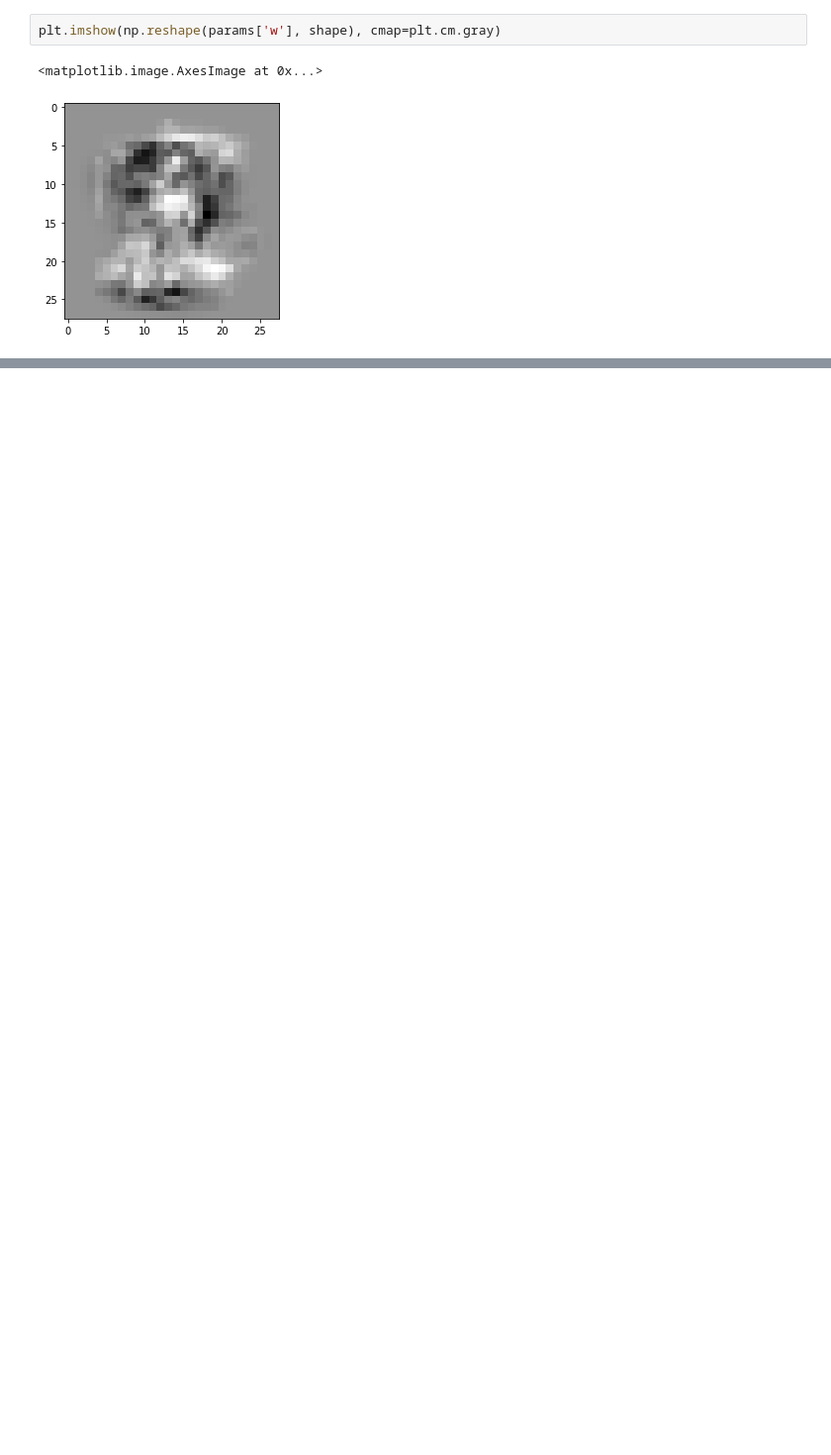
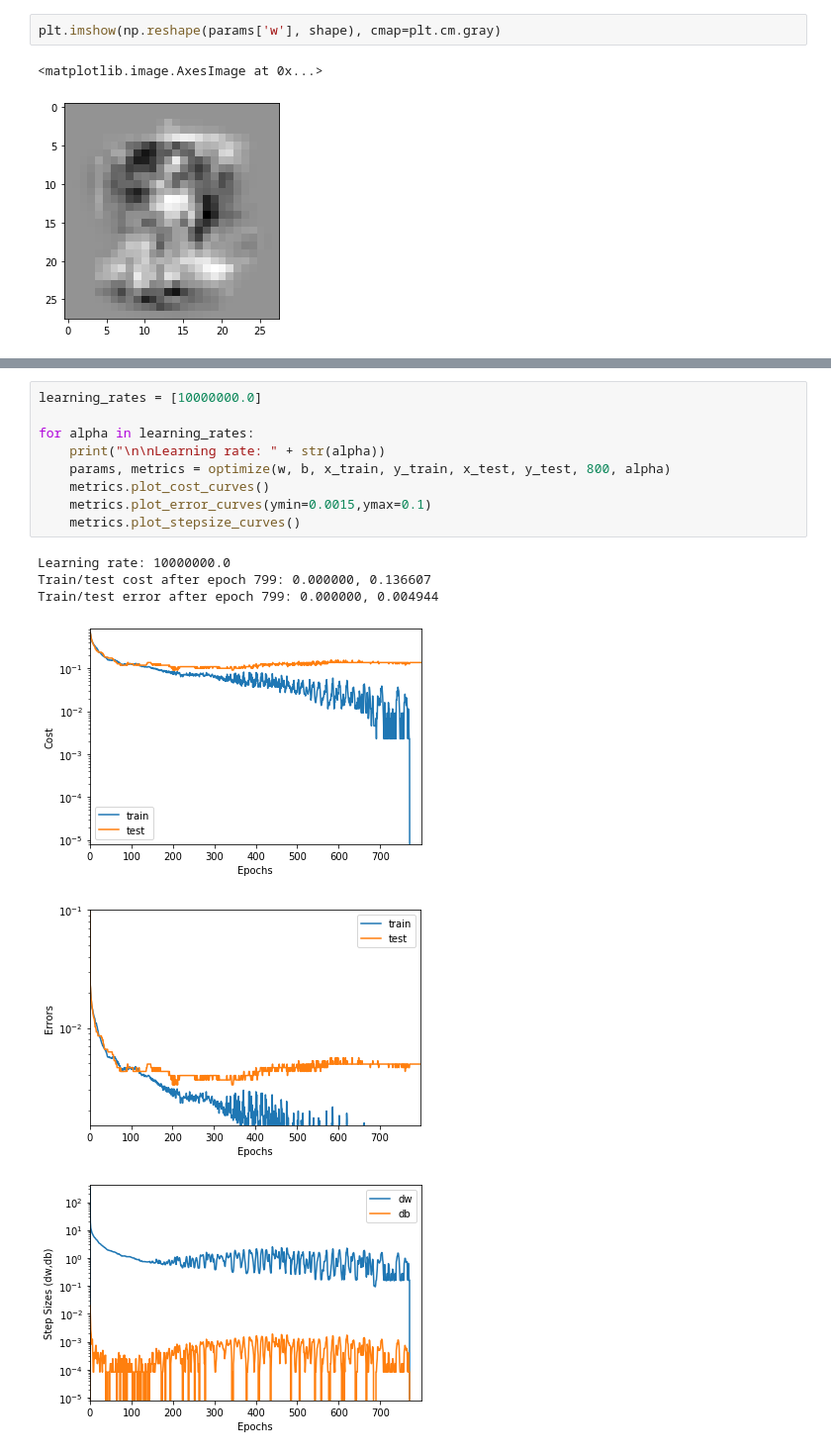
Before and after one commit to sebastianhaeni/deep-learning, a Jupyter notebook: 02/MNIST_binary_classifier_stud.ipynb, the cells around one changed output, grey strips where cells are left out. Shown: that part at 99% size. Saved outputs shown, nothing was run; the diff lists cells and outputs as text; blank space fills up the shorter version.

```diff
--- a/02/MNIST_binary_classifier_stud.ipynb
+++ b/02/MNIST_binary_classifier_stud.ipynb
@@ -814 +814,17 @@ Learning rate: 1.5
 ... (6 outputs left out)
+# %%
+learning_rates = [10000000.0]
+
+for alpha in learning_rates:
+    print("\n\nLearning rate: " + str(alpha))
+    params, metrics = optimize(w, b, x_train, y_train, x_test, y_test, 800, alpha)
+    metrics.plot_cost_curves()
+    metrics.plot_error_curves(ymin=0.0015,ymax=0.1)
+    metrics.plot_stepsize_curves()
+# %% [output]
+Learning rate: 10000000.0
+Train/test cost after epoch 799: 0.000000, 0.136607
+Train/test error after epoch 799: 0.000000, 0.004944
+[figure, added]
+[figure, added]
+[figure, added]
```
Also changed, not shown: parts of 9 cells of this notebook, 3 other files.
